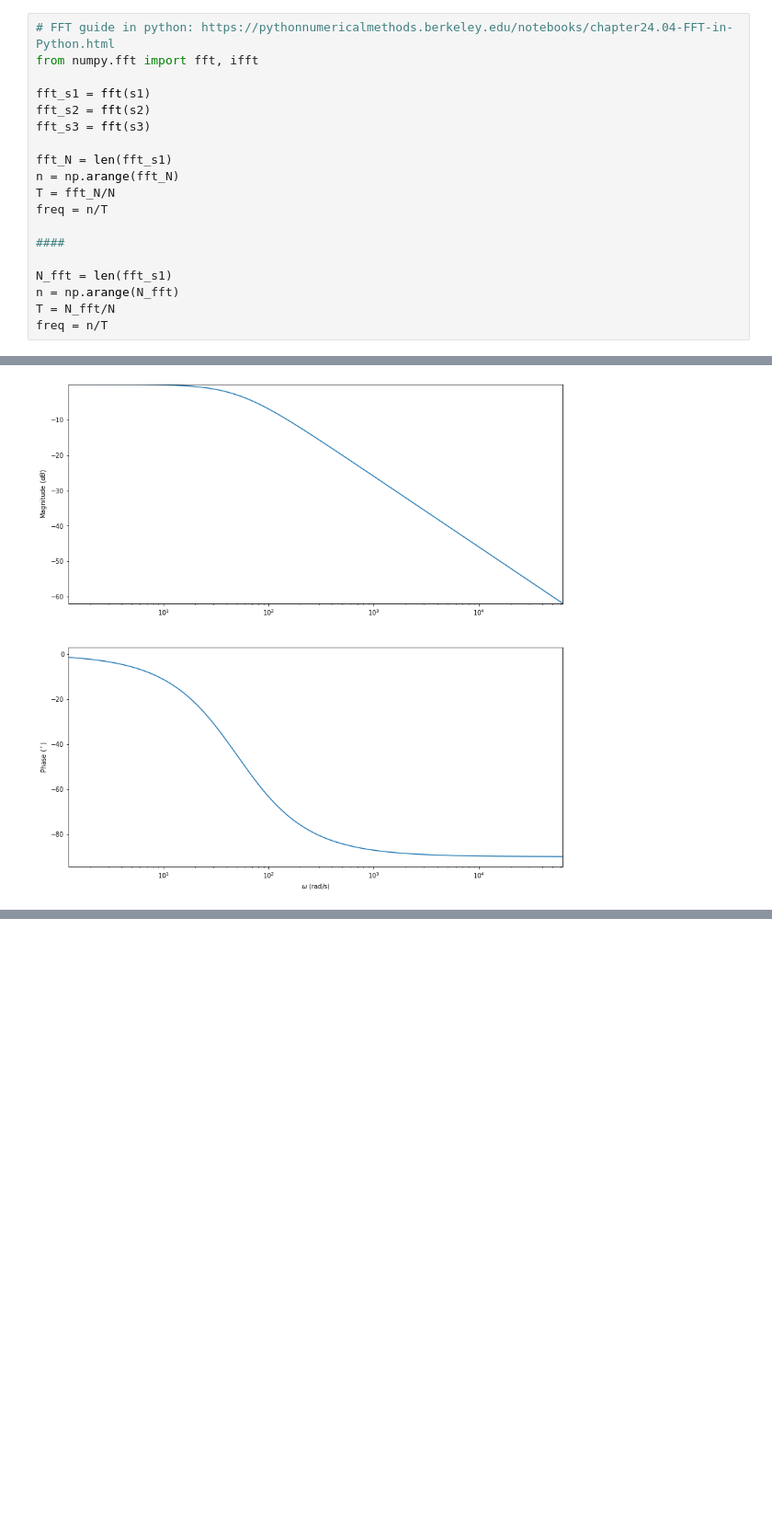
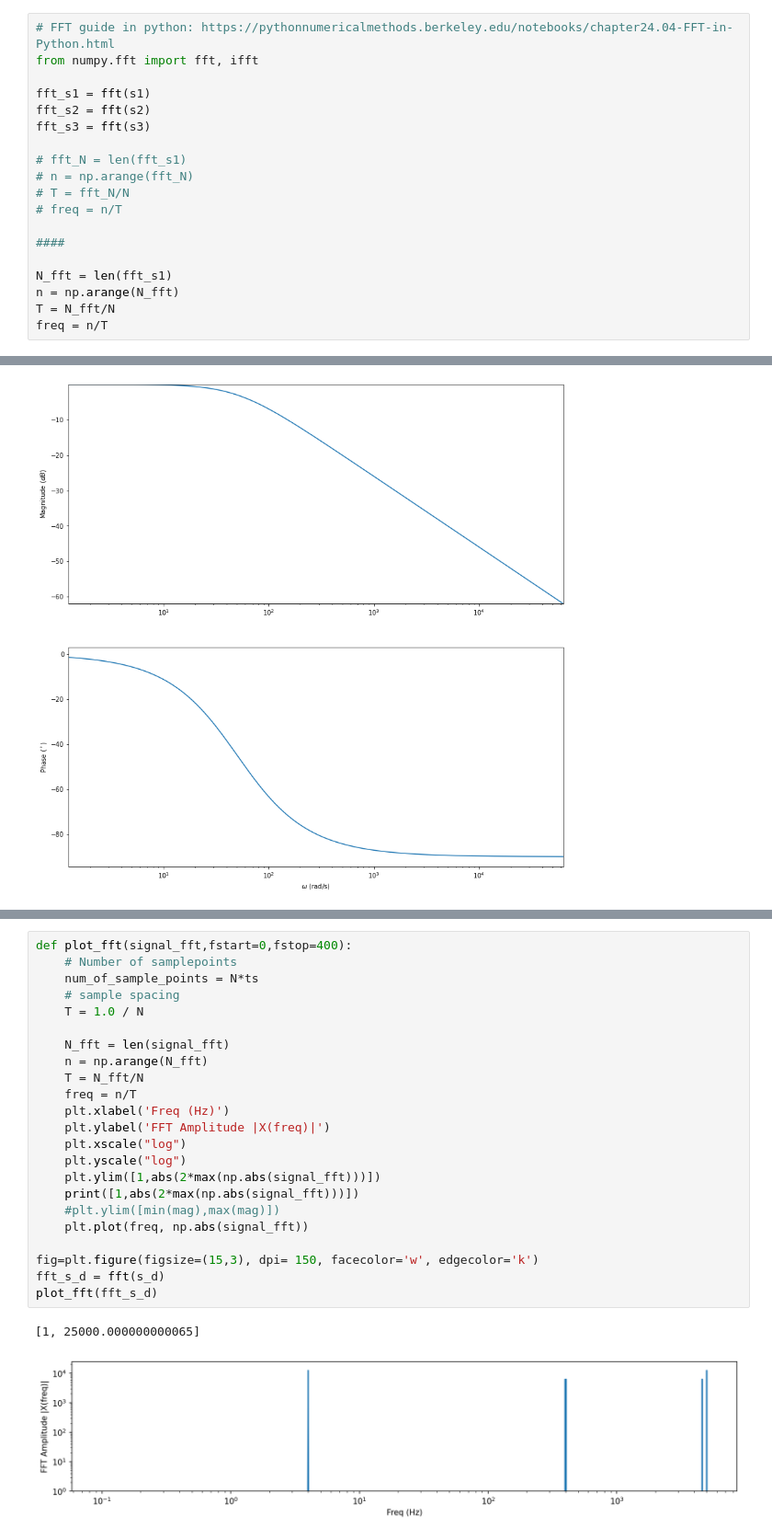
Before and after one commit to mikprin/signals_notebook, a Jupyter notebook: wave_modulation/wave_modulation.ipynb, the cells around one changed output, grey strips where cells are left out. Shown at 92% size. Drawn from its saved outputs; the diff is of its cells as text; blank space fills up the shorter version.

```diff
--- a/wave_modulation/wave_modulation.ipynb
+++ b/wave_modulation/wave_modulation.ipynb
@@ -60,10 +90,10 @@ fft_s1 = fft(s1)
 fft_s2 = fft(s2)
 fft_s3 = fft(s3)
 
-fft_N = len(fft_s1)
-n = np.arange(fft_N)
-T = fft_N/N
-freq = n/T
+# fft_N = len(fft_s1)
+# n = np.arange(fft_N)
+# T = fft_N/N
+# freq = n/T
 
 ####
 
@@ -213,0 +259,26 @@ ax.plot(tout, resp)
+# %%
+def plot_fft(signal_fft,fstart=0,fstop=400):
+    # Number of samplepoints
+    num_of_sample_points = N*ts
+    # sample spacing
+    T = 1.0 / N
+
+    N_fft = len(signal_fft)
+    n = np.arange(N_fft)
+    T = N_fft/N
+    freq = n/T
+    plt.xlabel('Freq (Hz)')
+    plt.ylabel('FFT Amplitude |X(freq)|')
+    plt.xscale("log")
+    plt.yscale("log")
+    plt.ylim([1,abs(2*max(np.abs(signal_fft)))])
+    print([1,abs(2*max(np.abs(signal_fft)))])
+    #plt.ylim([min(mag),max(mag)])
+    plt.plot(freq, np.abs(signal_fft))
+
+fig=plt.figure(figsize=(15,3), dpi= 150, facecolor='w', edgecolor='k')
+fft_s_d = fft(s_d)
+plot_fft(fft_s_d)
+# %% [output]
+[1, 25000.000000000065]
+[figure, added]
```
Also changed, not shown: parts of 16 cells of this notebook.
